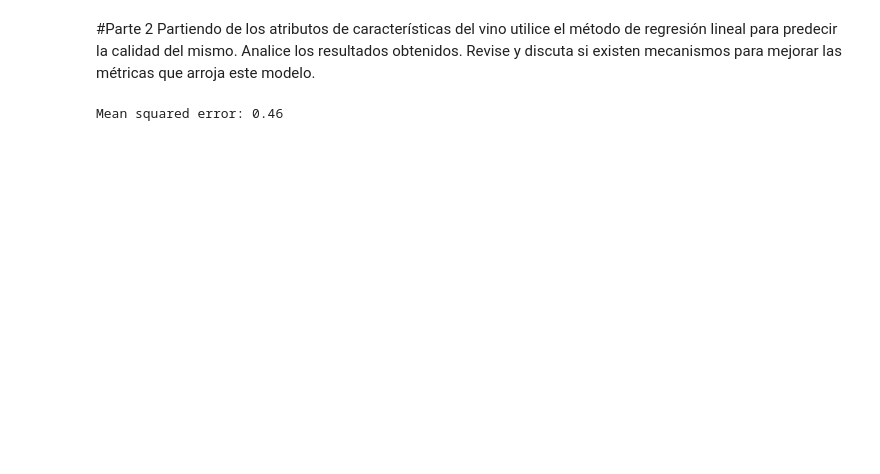
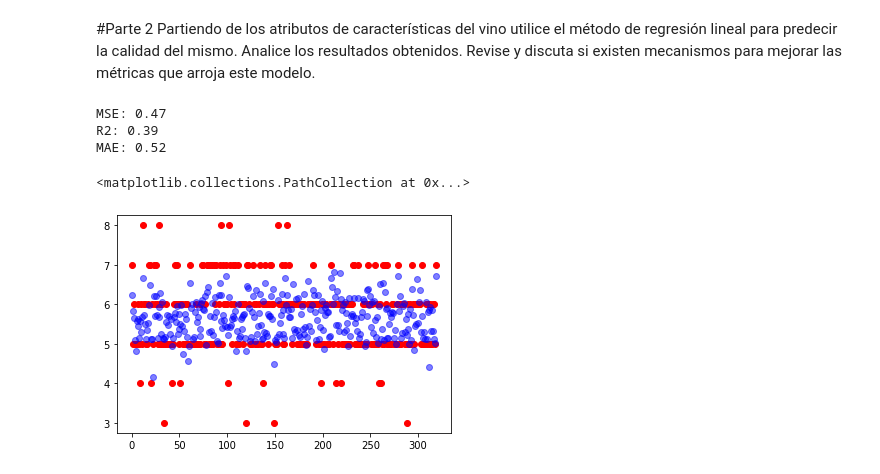
Before and after one commit to rdambrosioz/aa_2021, a Jupyter notebook: aa_tarea1_costanzo_dambrosio.ipynb, the cells around one changed output. Saved outputs shown, nothing was run; the diff lists cells and outputs as text; code cells hidden in the pictures; blank space fills up the shorter version.

```diff
--- a/aa_tarea1_costanzo_dambrosio.ipynb
+++ b/aa_tarea1_costanzo_dambrosio.ipynb
@@ -111,34 +132,49 @@ corr_ord = sorted([(i,coef) for i, coef in zip(correlations.index, correlations[
 Partiendo de los atributos de características del vino utilice el método de regresión
 lineal para predecir la calidad del mismo. Analice los resultados obtenidos. Revise y
 discuta si existen mecanismos para mejorar las métricas que arroja este modelo.
-# %%
-from sklearn import linear_model
-from sklearn.metrics import mean_squared_error, r2_score
-
-spl = 0.8
-n_features =
-N = len(wine_df['quality'])
-sample = int(spl*N)
-
-X = wine_df[[i[0] for i in corr_ord[1:n_features]]]
-Y = wine_df['quality']
-
-X_train, X_test, Y_train, Y_test = X[:sample], X[sample:], Y[:sample], Y[sample:]
-
-
-
-
-regr = linear_model.LinearRegression()
-
-
-regr.fit(X_train, Y_train)
-
-
-Y_pred = regr.predict(X_test)
-
-
-
-print('Mean squared error: %.2f'
-      % mean_squared_error(Y_test, Y_pred))
-# %% [output]
-Mean squared error: 0.46
+# %%
+from sklearn import linear_model
+from sklearn.metrics import mean_squared_error, r2_score, mean_absolute_error
+from sklearn.model_selection import train_test_split
+
+sample = 0.8
+n_features = 6
+
+
+
+
+df_train, df_test = train_test_split(wine_df, test_size=1-sample)
+
+X_train = df_train[[i[0] for i in corr_ord[1:n_features]]]
+X_test = df_test[[i[0] for i in corr_ord[1:n_features]]]
+Y_train = df_train['quality']
+Y_test = df_test['quality']
+# %%
+regr = linear_model.LinearRegression()
+
+
+regr.fit(X_train, Y_train)
+
+
+Y_pred = regr.predict(X_test)
+
+
+
+print('MSE: %.2f'
+      % mean_squared_error(Y_test, Y_pred))
+
+print('R2: %.2f'
+      % r2_score(Y_test, Y_pred))
+
+print('MAE: %.2f'
+      % mean_absolute_error(Y_test, Y_pred))
+# %% [output]
+MSE: 0.47
+R2: 0.39
+MAE: 0.52
+# %%
+plt.scatter([i for i in range(len(Y_test))], Y_test,c='r')
+plt.scatter([i for i in range(len(Y_test))], Y_pred,c='b', alpha=0.5)
+# %% [output]
+<matplotlib.collections.PathCollection at 0x...>
+[figure, added]
```
Also changed, not shown: parts of 10 cells of this notebook.
